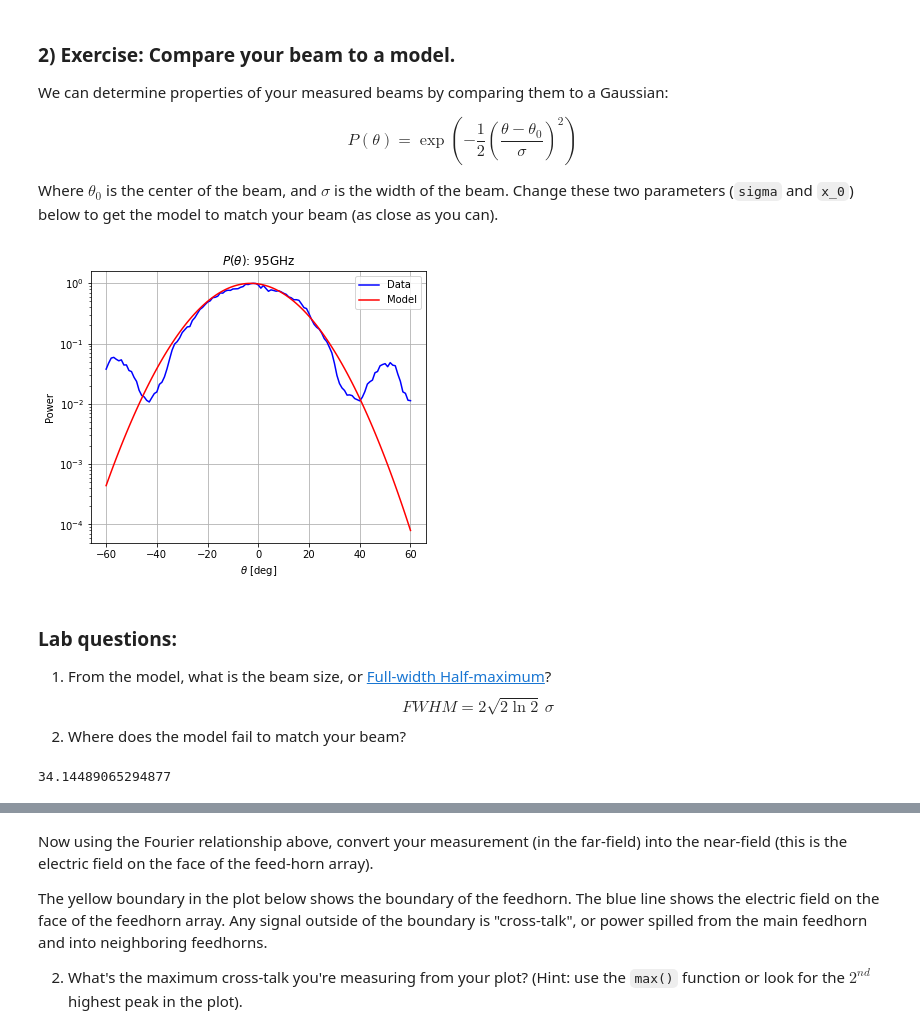
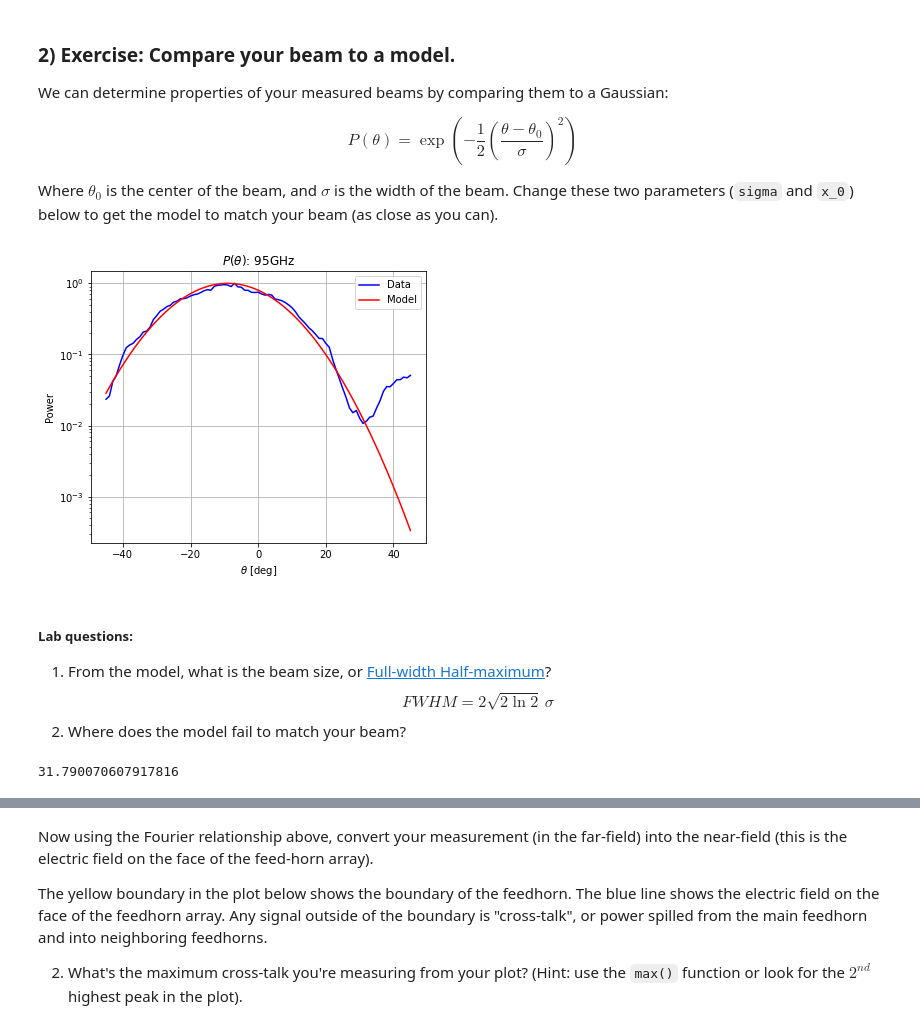
Before and after one commit to McMahonCosmologyGroup/cmbInstrumentSummerSchool, a Jupyter notebook: Notebook1_data_visualization.ipynb, the cells around one changed output, grey strips where cells are left out. Cells and saved outputs as stored; diff of their text form; code cells hidden in the pictures.

```diff
--- a/Notebook1_data_visualization.ipynb
+++ b/Notebook1_data_visualization.ipynb
@@ -40,8 +40,9 @@ Pick which frequency you'd like to plot by:
 # %%
 class dataParams:
     frequency = 95  # frequency of measurement [GHz]
-    sweep_ang = 60   # sweep angle [deg]
+    sweep_ang = 45  # sweep angle [deg]
     cut = 'H'
+
 
 angles, beam = funcs.getData1D(
     dataParams, team
@@ -75,37 +76,37 @@ Where $\theta_0$ is the center of the beam, and $\sigma$ is the width of the bea
 # %%
 def gauss(x, mu, sigma):
     """
     Gaussian function
     """
     return np.exp(-((x - mu) ** 2) / (2 * sigma ** 2))
 
 
-sigma = 14.5  # <-- Your code here
-x_0 = -3  # <-- Your code here
+sigma = 13.5# <-- Your code here
+x_0 = -9 # <-- Your code here
 
 model = gauss(angles, x_0, sigma)
 
 plt.figure(figsize=(6, 5))
 plt.title(r"$P(\theta)$: " + str(dataParams.frequency) + "GHz")
 plt.plot(angles, beam_power, color="b", label="Data")
 plt.plot(angles, model, color="r", label="Model")
 plt.xlabel(r"$\theta$ [deg]")
 plt.ylabel("Power")
 plt.yscale("log")
 plt.legend()
 plt.grid()
 plt.show()
 # %% [output]
-[figure, old version]
+[figure, new version]
 # %% [markdown]
-### Lab questions:
+##### Lab questions:
 1. From the model, what is the beam size, or [Full-width Half-maximum](https://en.wikipedia.org/wiki/Full_width_at_half_maximum)?
 $$ FWHM =2\sqrt{2\ln{2}}\, \sigma$$
 2. Where does the model fail to match your beam?
 # %%
 print(sigma*2*np.sqrt(2*np.log(2)))# <- Your code to calculate the FWHM here
 # %% [output]
-34.14489065294877
+31.790070607917816
 # %% [markdown]
 ### 3) Exercise: Feedhorn Cross-Talk
 
```
Also changed, not shown: parts of 5 cells of this notebook, 18 other files.
